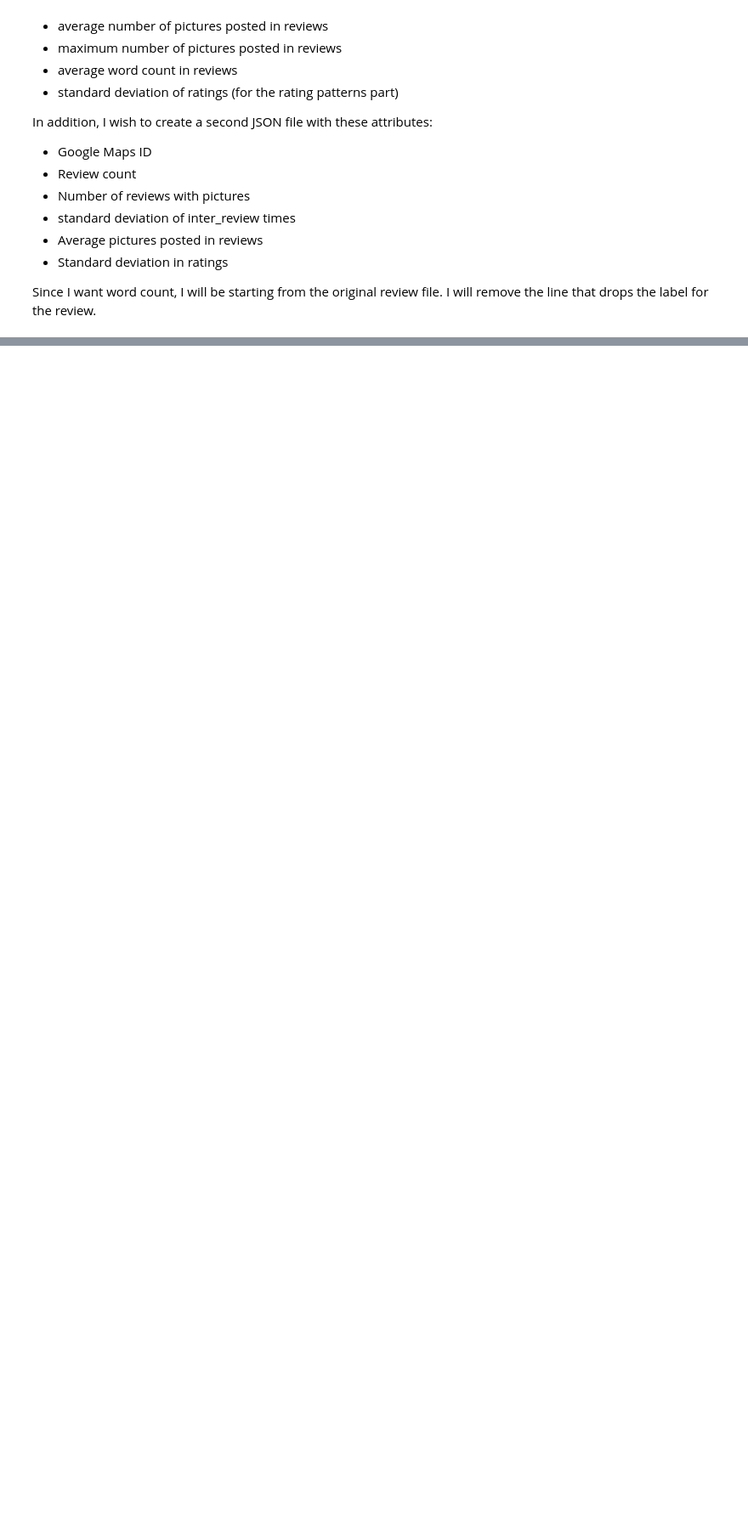
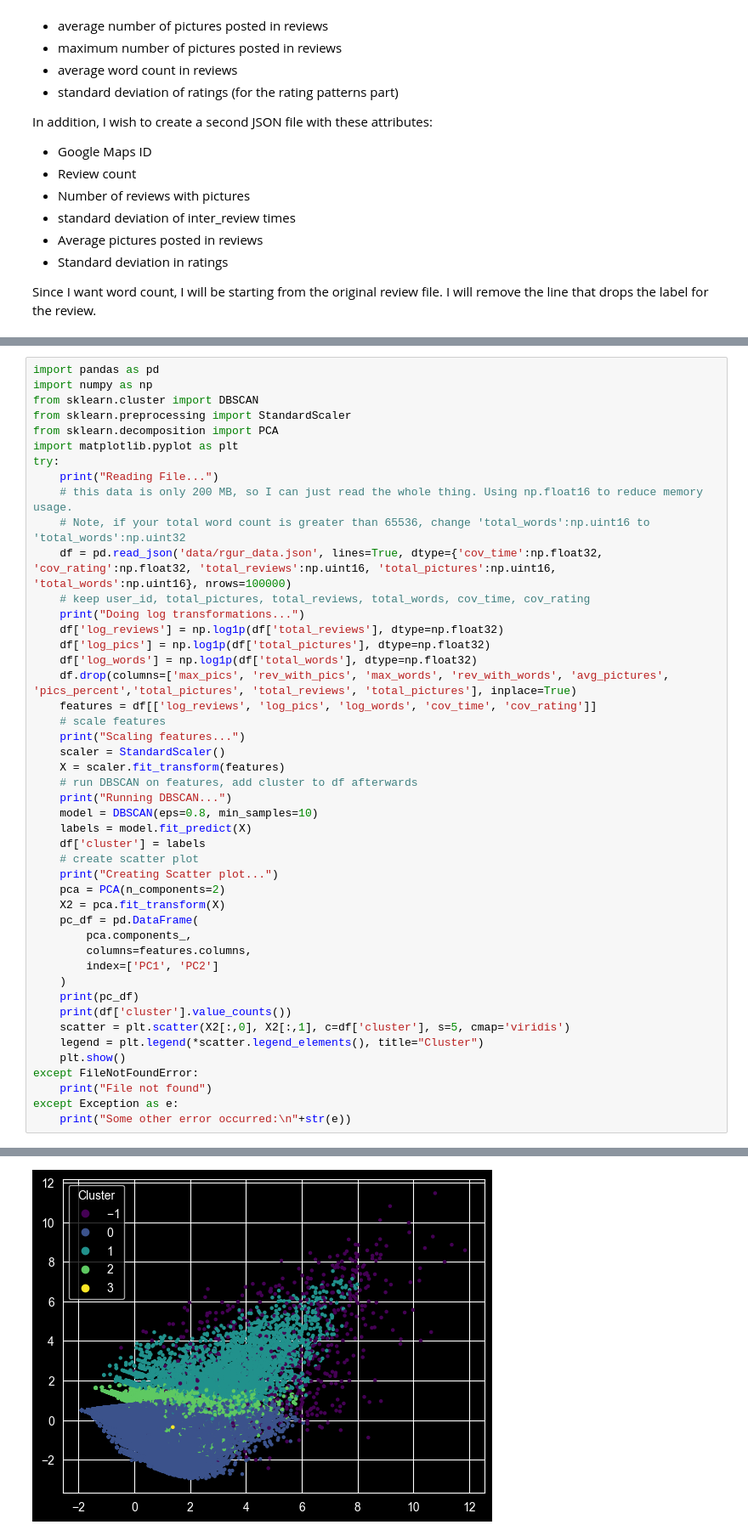
Before and after one commit to ian-roundkicker/CS4412_Spring26_Project, a Jupyter notebook: project_file.ipynb, the cells around one changed output, grey strips where cells are left out. Shown at 85% size. Cells and saved outputs as stored; diff of their text form; blank space fills up the shorter version.

```diff
--- a/project_file.ipynb
+++ b/project_file.ipynb
@@ -381,0 +411,47 @@ from sklearn.cluster import DBSCAN
+# %%
+import pandas as pd
+import numpy as np
+from sklearn.cluster import DBSCAN
+from sklearn.preprocessing import StandardScaler
+from sklearn.decomposition import PCA
+import matplotlib.pyplot as plt
+try:
+    print("Reading File...")
+    # this data is only 200 MB, so I can just read the whole thing. Using np.float16 to reduce memory usage.
+    # Note, if your total word count is greater than 65536, change 'total_words':np.uint16 to 'total_words':np.uint32
+    df = pd.read_json('data/rgur_data.json', lines=True, dtype={'cov_time':np.float32, 'cov_rating':np.float32, 'total_reviews':np.uint16, 'total_pictures':np.uint16, 'total_words':np.uint16}, nrows=100000)
+    # keep user_id, total_pictures, total_reviews, total_words, cov_time, cov_rating
+    print("Doing log transformations...")
+    df['log_reviews'] = np.log1p(df['total_reviews'], dtype=np.float32)
+    df['log_pics'] = np.log1p(df['total_pictures'], dtype=np.float32)
+    df['log_words'] = np.log1p(df['total_words'], dtype=np.float32)
+    df.drop(columns=['max_pics', 'rev_with_pics', 'max_words', 'rev_with_words', 'avg_pictures', 'pics_percent','total_pictures', 'total_reviews', 'total_pictures'], inplace=True)
+    features = df[['log_reviews', 'log_pics', 'log_words', 'cov_time', 'cov_rating']]
+    # scale features
+    print("Scaling features...")
+    scaler = StandardScaler()
+    X = scaler.fit_transform(features)
+    # run DBSCAN on features, add cluster to df afterwards
+    print("Running DBSCAN...")
+    model = DBSCAN(eps=0.8, min_samples=10)
+    labels = model.fit_predict(X)
+    df['cluster'] = labels
+    # create scatter plot
+    print("Creating Scatter plot...")
+    pca = PCA(n_components=2)
+    X2 = pca.fit_transform(X)
+    pc_df = pd.DataFrame(
+        pca.components_,
+        columns=features.columns,
+        index=['PC1', 'PC2']
+    )
+    print(pc_df)
+    print(df['cluster'].value_counts())
+    scatter = plt.scatter(X2[:,0], X2[:,1], c=df['cluster'], s=5, cmap='viridis')
+    legend = plt.legend(*scatter.legend_elements(), title="Cluster")
+    plt.show()
+except FileNotFoundError:
+    print("File not found")
+except Exception as e:
+    print("Some other error occurred:\n"+str(e))
+# %% [output]
@@ -381,0 +473 @@ from sklearn.cluster import DBSCAN
+[figure, added]
```
Also changed, not shown: parts of 4 cells of this notebook.
